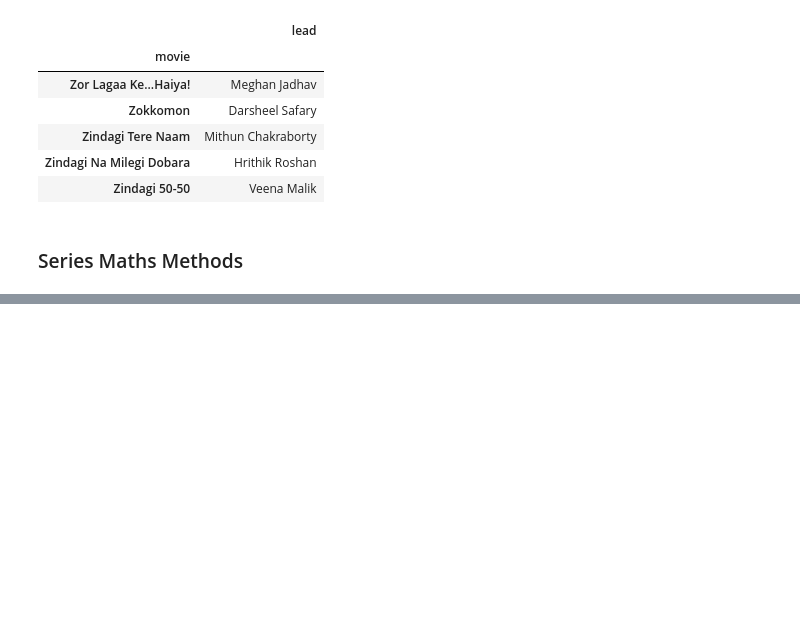
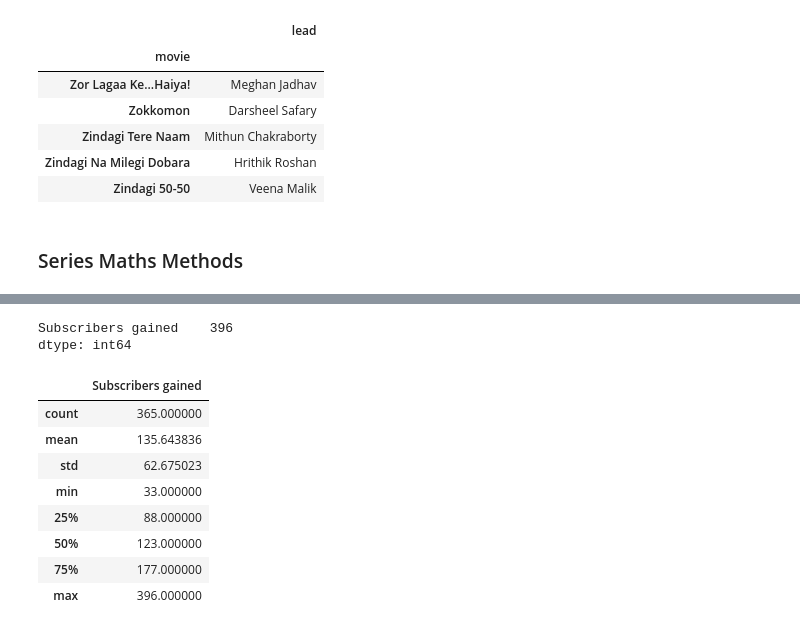
Before and after one commit to manishkumarmj/100_days_ml, a Jupyter notebook: Data visualization/pandas/session_16/session_16.ipynb, the cells around one changed output, grey strips where cells are left out. Drawn from its saved outputs; the diff is of its cells as text; code cells hidden in the pictures; blank space fills up the shorter version.

```diff
--- a/Data visualization/pandas/session_16/session_16.ipynb
+++ b/Data visualization/pandas/session_16/session_16.ipynb
@@ -353,0 +401,19 @@ movies.head()
+# %%
+# min/max
+subs.max()
+# %% [output]
+Subscribers gained    396
+dtype: int64
+# %%
+# describe
+subs.describe()
+# %% [output]
+|  | Subscribers gained |
+| count | 365.000000 |
+| mean | 135.643836 |
+| std | 62.675023 |
+| min | 33.000000 |
+| 25% | 88.000000 |
+| 50% | 123.000000 |
+| 75% | 177.000000 |
+| max | 396.000000 |
```
Also changed, not shown: parts of 7 cells of this notebook.
